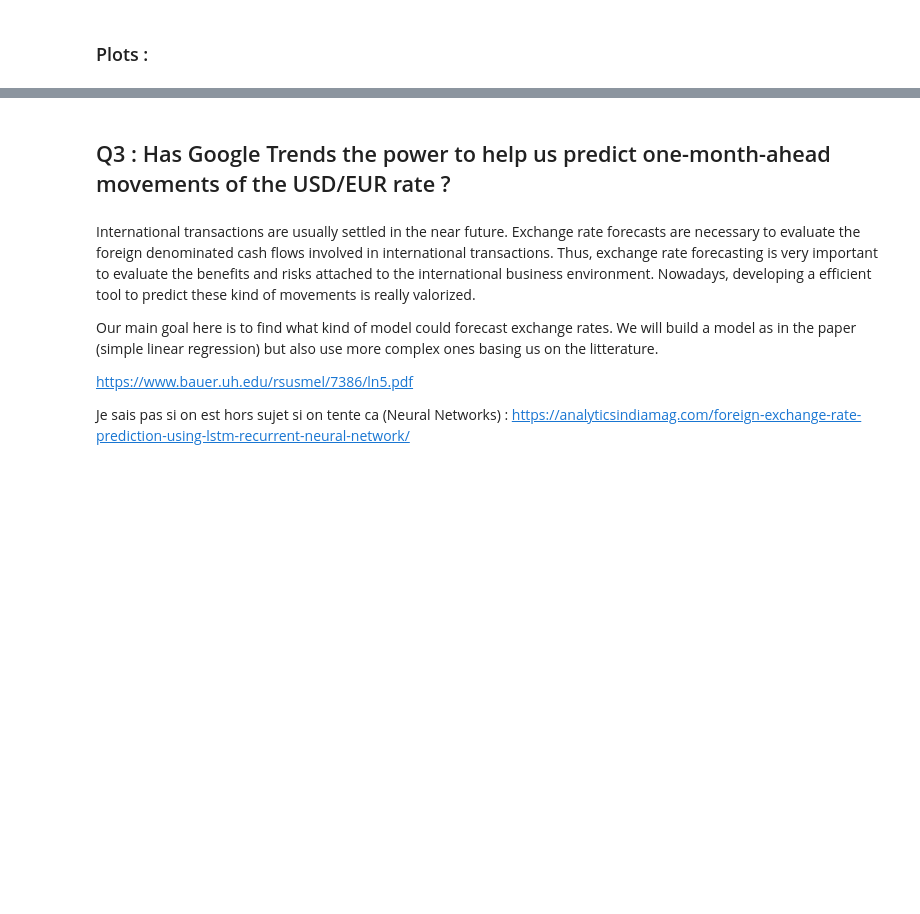
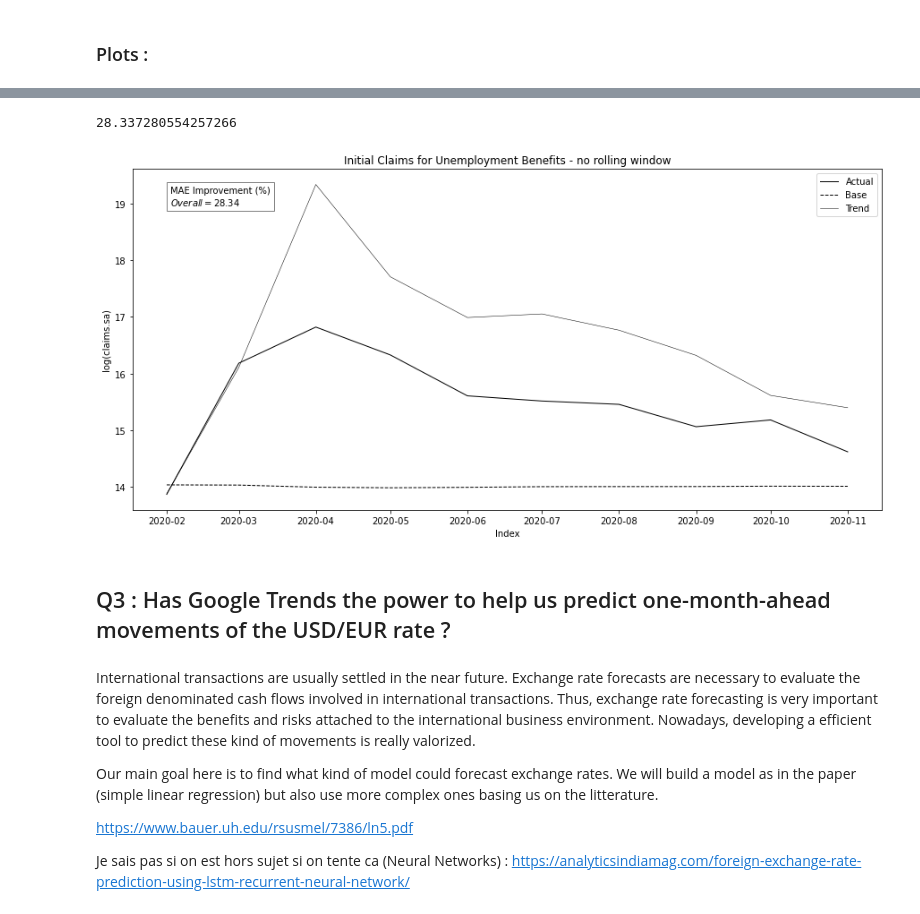
Before and after one commit to epfl-ada/ada-2020-project-milestone-p3-p3_adaimb, a Jupyter notebook: MilestoneP4.ipynb, the cells around one changed output, grey strips where cells are left out. Cells and saved outputs as stored; diff of their text form; code cells hidden in the pictures; blank space fills up the shorter version.

```diff
--- a/MilestoneP4.ipynb
+++ b/MilestoneP4.ipynb
@@ -450,0 +484,12 @@ plt.show()
+# %%
+
+olsmod_trends = smf.ols(formula='ICSA ~  s1 + Jobs + Unemployment  ',data=df)
+olsres_trends = olsmod_trends.fit()
+
+preds_trends = []
+for i in range(0,len(df_new)):
+    pred = olsres_trends.params[0] + olsres_trends.params[1]*df_new.s1[i]  + olsres_trends.params[2]*df_new.Jobs[i] + df_new.Unemployment[i]*olsres_trends.params[3]
+    preds_trends.append(pred)
+
+
+print(olsres_trends.summary())
@@ -451,3 +514,31 @@ plt.show()
+# %%
+mae_base2020= mean_absolute_error(df_new.ICSA[-10:],preds)/(df_new.ICSA[-10:].mean())
+mae_trends2020 = mean_absolute_error(df_new.ICSA[-10:],preds_trends)/(df_new.ICSA[-10:].mean())
+improvement2020 = (mae_base2020-mae_trends2020)/mae_base2020*100
+print(improvement2020)
+# %% [output]
+28.337280554257266
+# %%
+#Plots :
+
+fig,ax = plt.subplots()
+ax.plot(df_new['DATE'],df_new['ICSA'],color='black',label='Actual',linewidth=1)
+ax.plot(df_new['DATE'],preds,linestyle='--',color='black',label='Base',linewidth=1)
+ax.plot(df_new['DATE'],preds_trends,color='black',linewidth=0.5,label='Trend')
+plt.legend()
+textstr = '\n'.join((
+    r'MAE Improvement (%)',
+    r'$Overall=%.2f$'%(improvement2020,)))
+
+ax.text(0.05, 0.95, textstr, transform=ax.transAxes, fontsize=10,
+        verticalalignment='top',bbox=dict(facecolor='white', alpha=0.5))
+ax.set_ylabel('log(claims.sa)')
+ax.set_xlabel('Index')
+ax.set_title('Initial Claims for Unemployment Benefits - no rolling window')
+fig.set_size_inches(15,7)
+plt.show()
+# %% [output]
+[figure, added]
 # %% [markdown]
 ## Q3 : Has Google Trends the power to help us predict one-month-ahead movements of the USD/EUR rate ?
 # %% [markdown]
```
Also changed, not shown: parts of 10 cells of this notebook.
